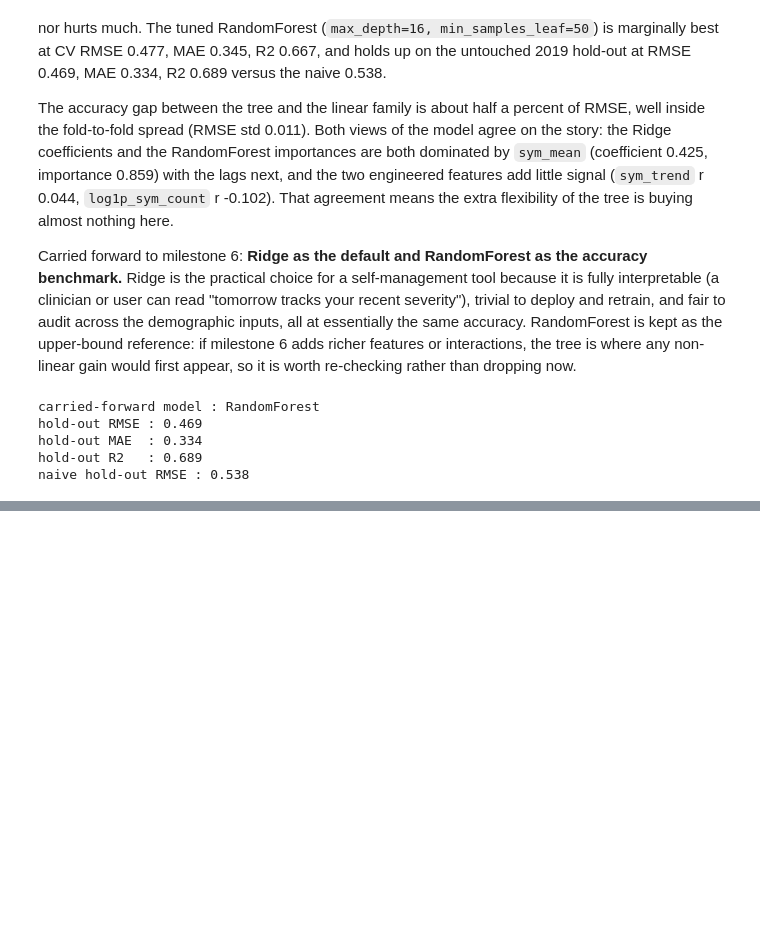
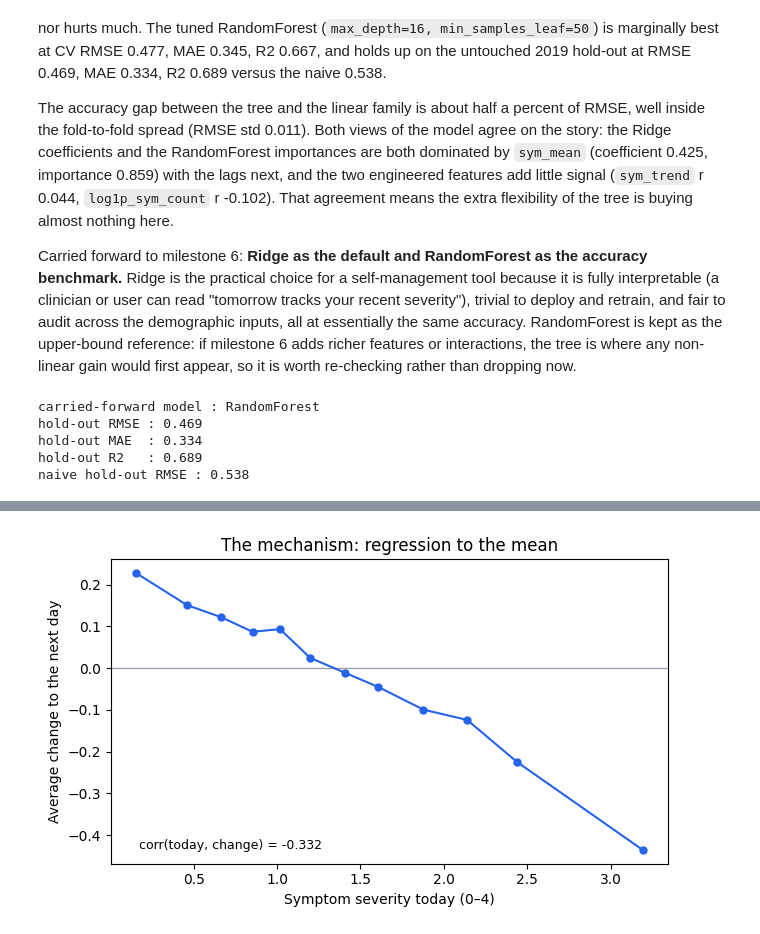
Before and after one commit to kempaviola/regression_health, a Jupyter notebook: notebooks/Viola_regression_capstone.ipynb, the cells around one changed output, grey strips where cells are left out. Drawn from its saved outputs; the diff is of its cells as text; code cells hidden in the pictures; blank space fills up the shorter version.

```diff
--- a/notebooks/Viola_regression_capstone.ipynb
+++ b/notebooks/Viola_regression_capstone.ipynb
@@ -1312,0 +1427,14 @@ missing      1725  0.520  0.364         1.50
+# %%
+# 10.4 The mechanism behind the change signal: regression to the mean.
+bins = pd.qcut(te["sym_mean"], 12, duplicates="drop")
+mb = te.groupby(bins, observed=True).agg(today=("sym_mean","mean"), mean_change=("delta","mean"))
+fig, ax = plt.subplots(figsize=(6.5,4))
+ax.axhline(0, color="#9ca3af", lw=1)
+ax.plot(mb["today"], mb["mean_change"], "-o", color="#2563eb", ms=5)
+ax.set_xlabel("Symptom severity today (0–4)"); ax.set_ylabel("Average change to the next day")
+ax.set_title("The mechanism: regression to the mean")
+ax.text(0.05, 0.05, f"corr(today, change) = {te['sym_mean'].corr(te['delta']):.3f}",
+        transform=ax.transAxes, fontsize=9)
+plt.tight_layout(); plt.savefig(FIG/"27_mean_reversion.png", dpi=120); plt.show()
+# %% [output]
+[figure, added]
```
Also changed, not shown: parts of 53 cells of this notebook, 5 other files.
